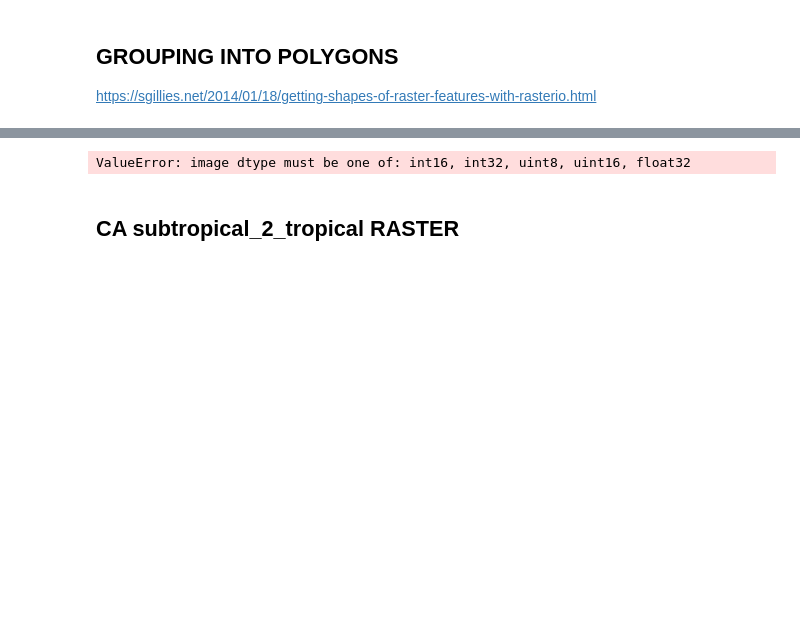
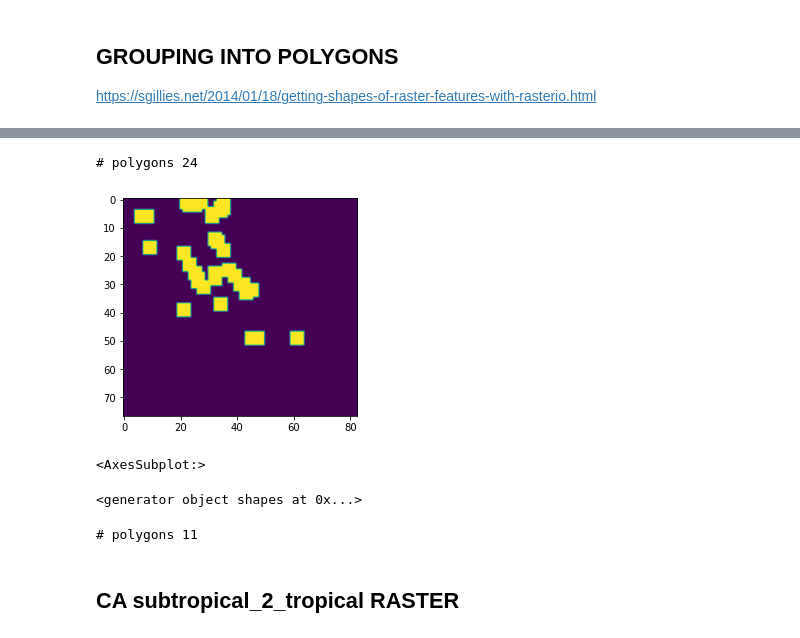
Before and after one commit to carmengg/CA_combinatorial_ecosystems, a Jupyter notebook: python_scripts/outlining_regions_from_raster.ipynb, the cells around one changed output, grey strips where cells are left out. Drawn from its saved outputs; the diff is of its cells as text; code cells hidden in the pictures; blank space fills up the shorter version.

Commit message:
computes polygons for raster

```diff
--- a/python_scripts/outlining_regions_from_raster.ipynb
+++ b/python_scripts/outlining_regions_from_raster.ipynb
@@ -86,6 +74,30 @@ NameError: name 'keys' is not defined
+# %%
+orig_shp = shapes(more_arid, connectivity = 8)
+
+k=0
+for shape, value in orig_shp:
+    k = k+1
+print('# polygons', k)
+# %% [output]
+# polygons 24
+# %%
+# choose connectivity = 8
+# https://samirkhanal35.medium.com/relationships-between-pixels-neighbours-and-connectivity-d38e473cd994
+
+thick_regions = thicken_pixels(more_arid,5)
+thick_regions = thick_regions.astype('int32')  # shapes function only takes certain int types
+show(thick_regions)
+# %% [output]
+[figure, added]
+<AxesSubplot:>
+# %%
+thick_shp = shapes(thick_regions, connectivity = 8)
+thick_shp
+# %% [output]
+<generator object shapes at 0x...>
 # %%
 k = 0
-for shape, value in shp:
+for shape, value in thick_shp:
     k = k+1
 #    print("Image value:")
 #    print(value)
@@ -93,4 +105,4 @@ for shape, value in shp:
 #    pprint.pprint(shape)
 print('# polygons', k) # k = 10
 # %% [output]
-ValueError: image dtype must be one of: int16, int32, uint8, uint16, float32
+# polygons 11
```
Also changed, not shown: parts of 4 cells of this notebook.
